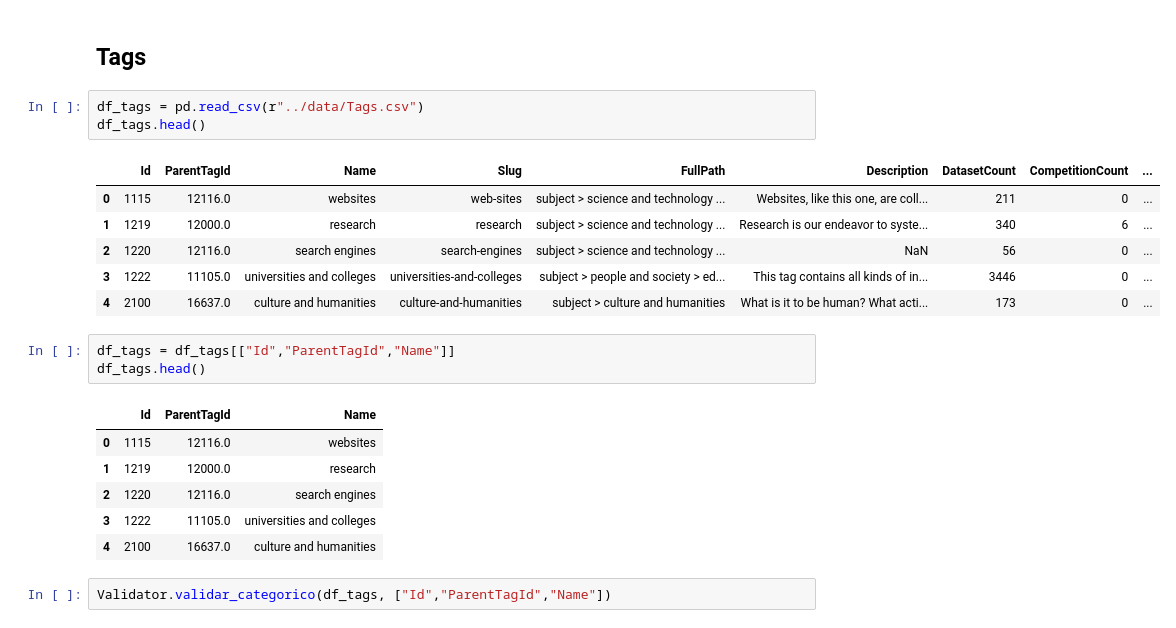
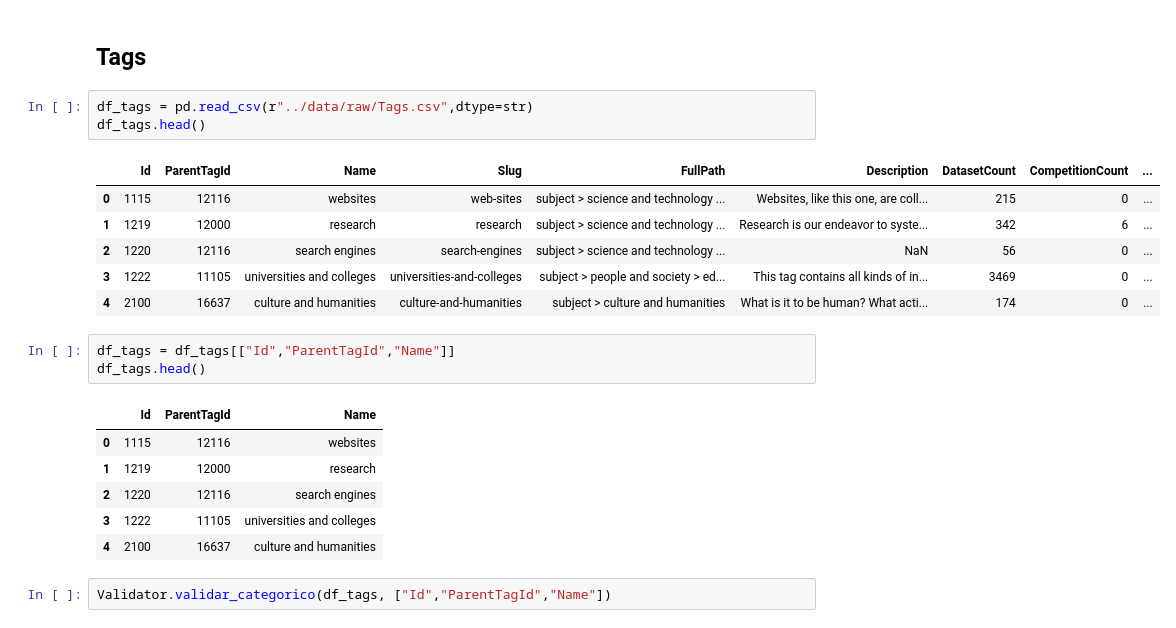
Before and after one commit to jsuasnabarh/kaggle-network-analysis, a Jupyter notebook: notebooks/EDA.ipynb, the cells around one changed output. Drawn from its saved outputs; the diff is of its cells as text.

```diff
--- a/notebooks/EDA.ipynb
+++ b/notebooks/EDA.ipynb
@@ -192,25 +356,25 @@ Validator.validar_categorico(df_team_member, ['TeamId', 'UserId'])
 # %% [markdown]
 ## Tags
 # %%
-df_tags = pd.read_csv(r"../data/Tags.csv")
+df_tags = pd.read_csv(r"../data/raw/Tags.csv",dtype=str)
 df_tags.head()
 # %% [output]
 |  | Id | ParentTagId | Name | Slug | FullPath | Description | DatasetCount | CompetitionCount | ... |
-| 0 | 1115 | 12116.0 | websites | web-sites | subject > science and technology ... | Websites, like this one, are coll... | 211 | 0 | ... |
-| 1 | 1219 | 12000.0 | research | research | subject > science and technology ... | Research is our endeavor to syste... | 340 | 6 | ... |
-| 2 | 1220 | 12116.0 | search engines | search-engines | subject > science and technology ... | NaN | 56 | 0 | ... |
-| 3 | 1222 | 11105.0 | universities and colleges | universities-and-colleges | subject > people and society > ed... | This tag contains all kinds of in... | 3446 | 0 | ... |
-| 4 | 2100 | 16637.0 | culture and humanities | culture-and-humanities | subject > culture and humanities | What is it to be human? What acti... | 173 | 0 | ... |
+| 0 | 1115 | 12116 | websites | web-sites | subject > science and technology ... | Websites, like this one, are coll... | 215 | 0 | ... |
+| 1 | 1219 | 12000 | research | research | subject > science and technology ... | Research is our endeavor to syste... | 342 | 6 | ... |
+| 2 | 1220 | 12116 | search engines | search-engines | subject > science and technology ... | NaN | 56 | 0 | ... |
+| 3 | 1222 | 11105 | universities and colleges | universities-and-colleges | subject > people and society > ed... | This tag contains all kinds of in... | 3469 | 0 | ... |
+| 4 | 2100 | 16637 | culture and humanities | culture-and-humanities | subject > culture and humanities | What is it to be human? What acti... | 174 | 0 | ... |
 # %%
 df_tags = df_tags[["Id","ParentTagId","Name"]]
 df_tags.head()
 # %% [output]
 |  | Id | ParentTagId | Name |
-| 0 | 1115 | 12116.0 | websites |
-| 1 | 1219 | 12000.0 | research |
-| 2 | 1220 | 12116.0 | search engines |
-| 3 | 1222 | 11105.0 | universities and colleges |
-| 4 | 2100 | 16637.0 | culture and humanities |
+| 0 | 1115 | 12116 | websites |
+| 1 | 1219 | 12000 | research |
+| 2 | 1220 | 12116 | search engines |
+| 3 | 1222 | 11105 | universities and colleges |
+| 4 | 2100 | 16637 | culture and humanities |
 # %%
 Validator.validar_categorico(df_tags, ["Id","ParentTagId","Name"])
 # %% [output]
```
Also changed, not shown: parts of 53 cells of this notebook.
